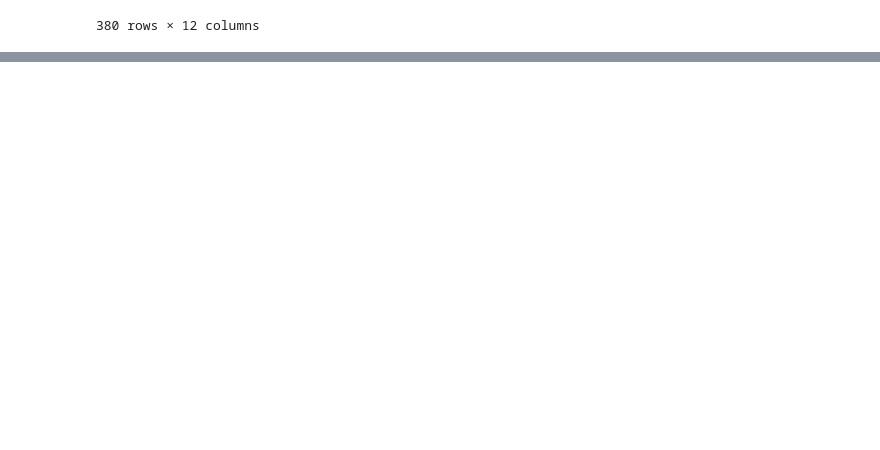
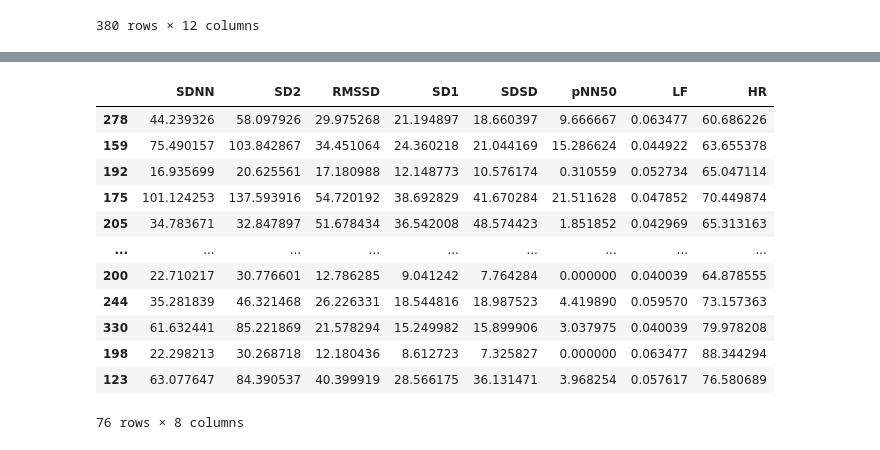
Before and after one commit to LittleBabyIcebear/Sleep-Apnea, a Jupyter notebook: model_apnea.ipynb, the cells around one changed output, grey strips where cells are left out. Cells and saved outputs as stored; diff of their text form; code cells hidden in the pictures; blank space fills up the shorter version.

```diff
--- a/model_apnea.ipynb
+++ b/model_apnea.ipynb
@@ -21,8 +24,9 @@ dataframe
 | 379 | 80.845507 | 141.728653 | 91.206233 | 79.664144 | 23.076923 | 0.105469 | 0.228516 | 1.549620 | 64.491186 | 189.431300 | 2.937321 | ... |
 380 rows × 12 columns
 # %%
-# X = dataframe[["SDNN", "SD2", "RMSSD", "SD1", "SDSD", "pNN50", "LF", "HR"]]
-X = dataframe[["SDNN", "SD2", "RMSSD", "SD1", "SDSD", "pNN50", "LF"]]
+X = dataframe[["SDNN", "SD2", "RMSSD", "SD1", "SDSD", "pNN50", "LF", "HR"]]
+# X = dataframe[["SDNN", "SD2", "RMSSD", "SD1"]]
+
 
 
 y = dataframe["Label"]
@@ -69,0 +85,16 @@ plt.show()
+# %%
+X_test
+# %% [output]
+|  | SDNN | SD2 | RMSSD | SD1 | SDSD | pNN50 | LF | HR |
+| 278 | 44.239326 | 58.097926 | 29.975268 | 21.194897 | 18.660397 | 9.666667 | 0.063477 | 60.686226 |
+| 159 | 75.490157 | 103.842867 | 34.451064 | 24.360218 | 21.044169 | 15.286624 | 0.044922 | 63.655378 |
+| 192 | 16.935699 | 20.625561 | 17.180988 | 12.148773 | 10.576174 | 0.310559 | 0.052734 | 65.047114 |
+| 175 | 101.124253 | 137.593916 | 54.720192 | 38.692829 | 41.670284 | 21.511628 | 0.047852 | 70.449874 |
+| 205 | 34.783671 | 32.847897 | 51.678434 | 36.542008 | 48.574423 | 1.851852 | 0.042969 | 65.313163 |
+| ... | ... | ... | ... | ... | ... | ... | ... | ... |
+| 200 | 22.710217 | 30.776601 | 12.786285 | 9.041242 | 7.764284 | 0.000000 | 0.040039 | 64.878555 |
+| 244 | 35.281839 | 46.321468 | 26.226331 | 18.544816 | 18.987523 | 4.419890 | 0.059570 | 73.157363 |
+| 330 | 61.632441 | 85.221869 | 21.578294 | 15.249982 | 15.899906 | 3.037975 | 0.040039 | 79.978208 |
+| 198 | 22.298213 | 30.268718 | 12.180436 | 8.612723 | 7.325827 | 0.000000 | 0.063477 | 88.344294 |
+| 123 | 63.077647 | 84.390537 | 40.399919 | 28.566175 | 36.131471 | 3.968254 | 0.057617 | 76.580689 |
+76 rows × 8 columns
```
Also changed, not shown: parts of 8 cells of this notebook.
